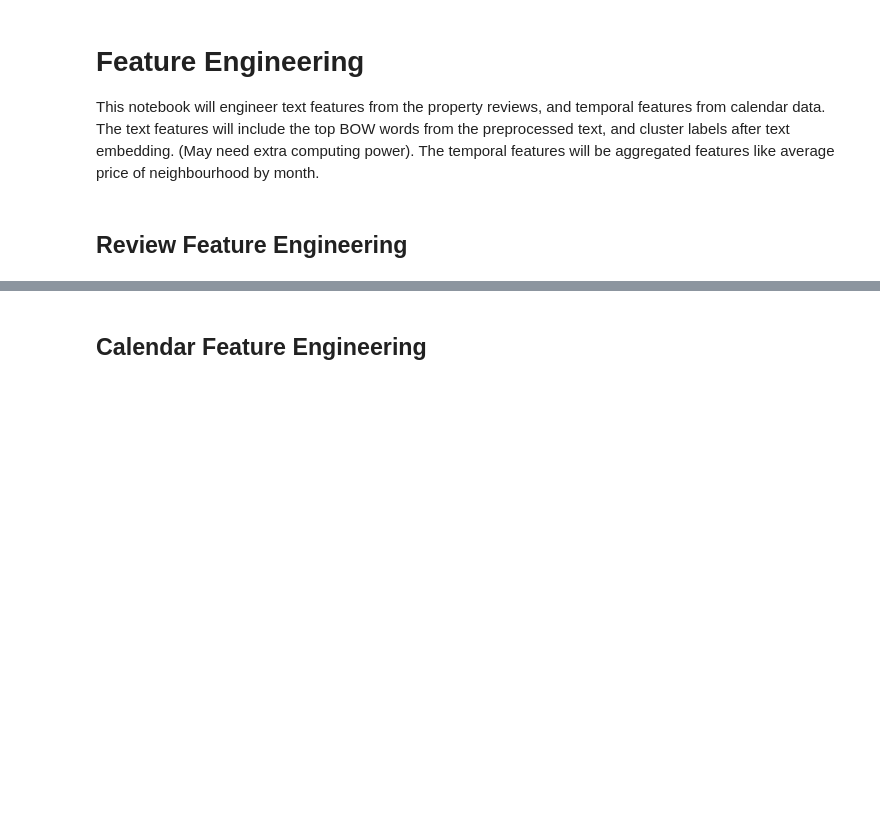
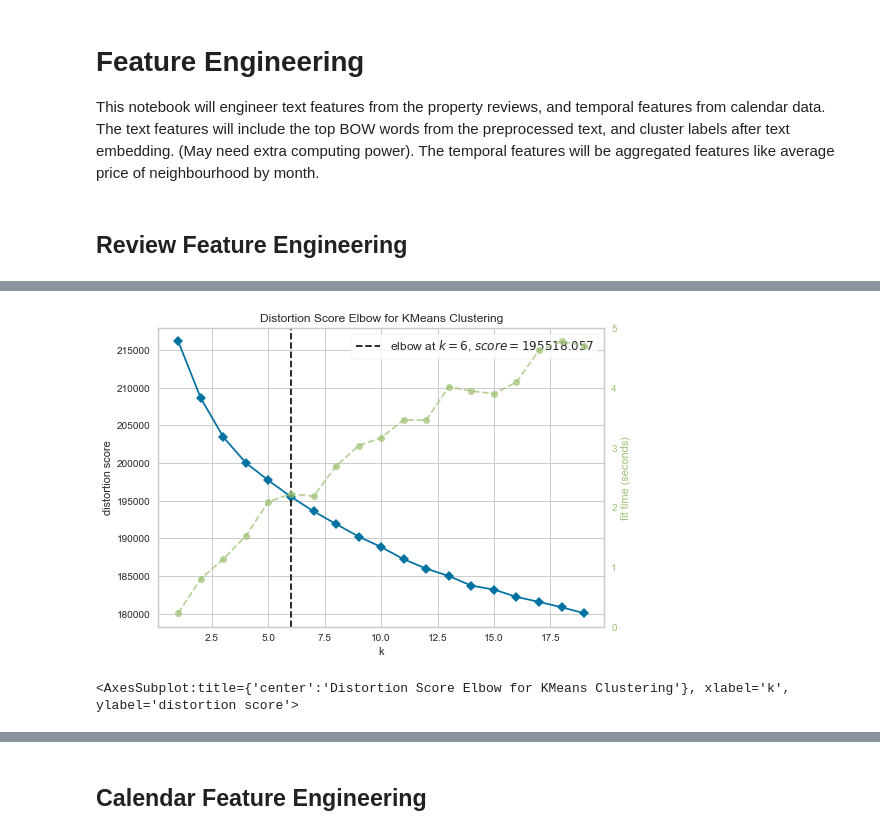
Before and after one commit to dusty736/sf_airbnb, a Jupyter notebook: code/feature_engineering.ipynb, the cells around one changed output, grey strips where cells are left out. Cells and saved outputs as stored; diff of their text form; code cells hidden in the pictures; blank space fills up the shorter version.

Commit message:
Add code to translate comments.
Translation code should be moved to preprocessing script next.  Also added preliminary comment clustering.

```diff
--- a/code/feature_engineering.ipynb
+++ b/code/feature_engineering.ipynb
@@ -83,0 +206,14 @@ plt.show()
+# %%
+# BOW
+# Create count vectorizer object.  Max features can be changed
+desc_n = 15
+vec = CountVectorizer(binary=True, max_features=desc_n)
+
+# Fit count vectorizer
+X_counts = vec.fit_transform(test_data.comments)
+
+# Create new features
+bow_df = pd.DataFrame(X_counts.toarray(), columns=["rev_" + str(col) for col in list(vec.vocabulary_.keys())], index=test_data.index)
+
+# Add them onto the original dataframe
+test_data = test_data.join(bow_df)
@@ -83,0 +227,16 @@ plt.show()
+# %%
+# Sentiment Analysis
+# https://www.nltk.org/howto/sentiment.html
+sia = SentimentIntensityAnalyzer()
+
+pos_scores = []
+neg_scores = []
+neu_scores = []
+for rev in test_data.comments:
+    pos_scores.append(sia.polarity_scores(rev)['pos'])
+    neg_scores.append(sia.polarity_scores(rev)['neg'])
+    neu_scores.append(sia.polarity_scores(rev)['neu'])
+
+test_data = test_data.assign(rev_pos_score = pos_scores,
+                 rev_neg_score = neg_scores,
+                 rev_neu_score = neu_scores)
@@ -83,0 +245,9 @@ plt.show()
+# %%
+embedder = SentenceTransformer("paraphrase-distilroberta-base-v1")
+# %%
+comment_data = test_data['comments'].tolist()
+embeddings = embedder.encode(comment_data)
+comment_embeddings = pd.DataFrame(
+    embeddings,
+    index=test_data.index,
+)
@@ -83,0 +268,9 @@ plt.show()
+# %%
+model = KMeans()
+visualizer = KElbowVisualizer(model, k=(1, 20))
+
+visualizer.fit(comment_embeddings)  # Fit the data to the visualizer
+visualizer.show();
+# %% [output]
+[figure, added]
+<AxesSubplot:title={'center':'Distortion Score Elbow for KMeans Clustering'}, xlabel='k', ylabel='distortion score'>
```
Also changed, not shown: parts of 27 cells of this notebook.
